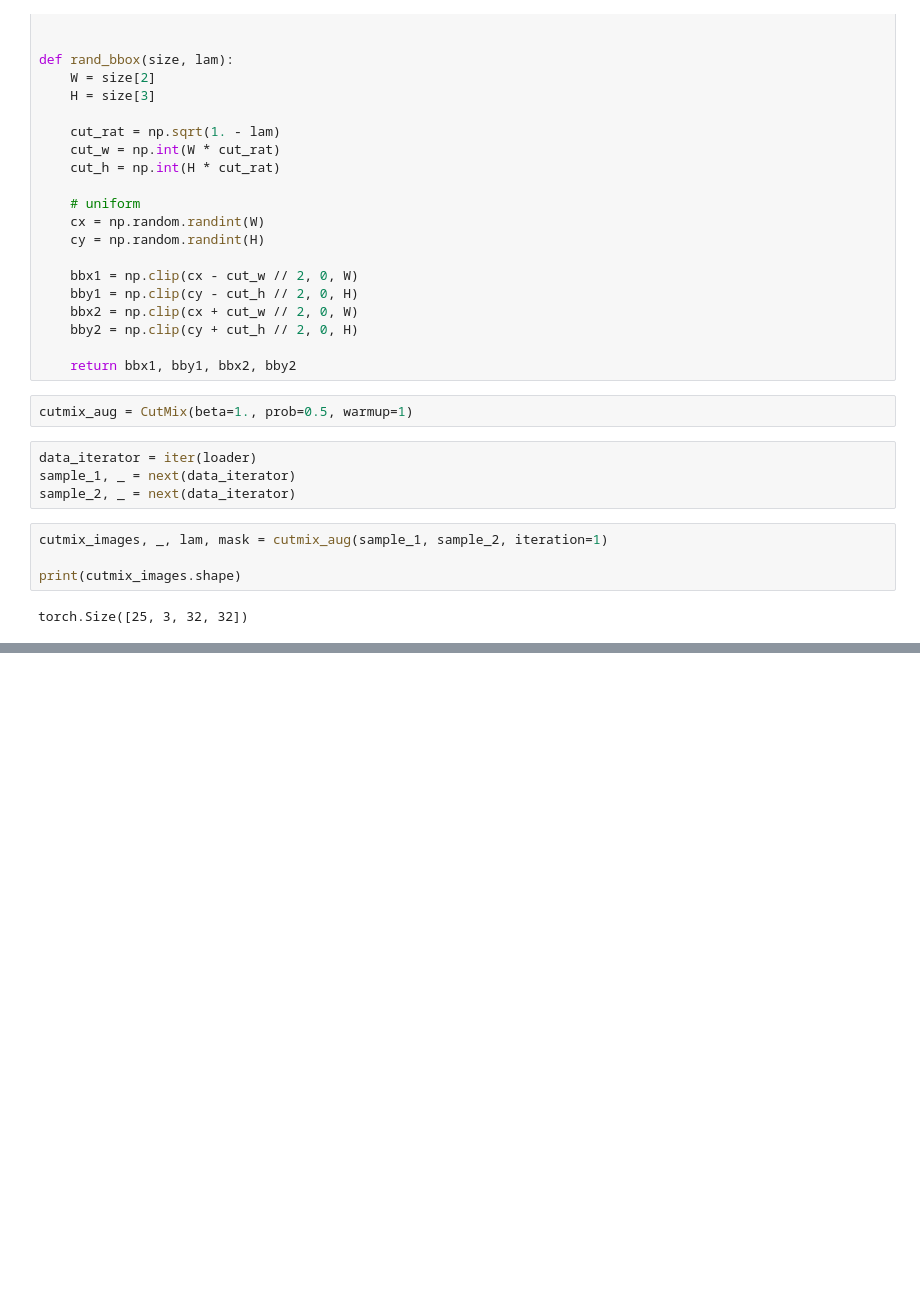
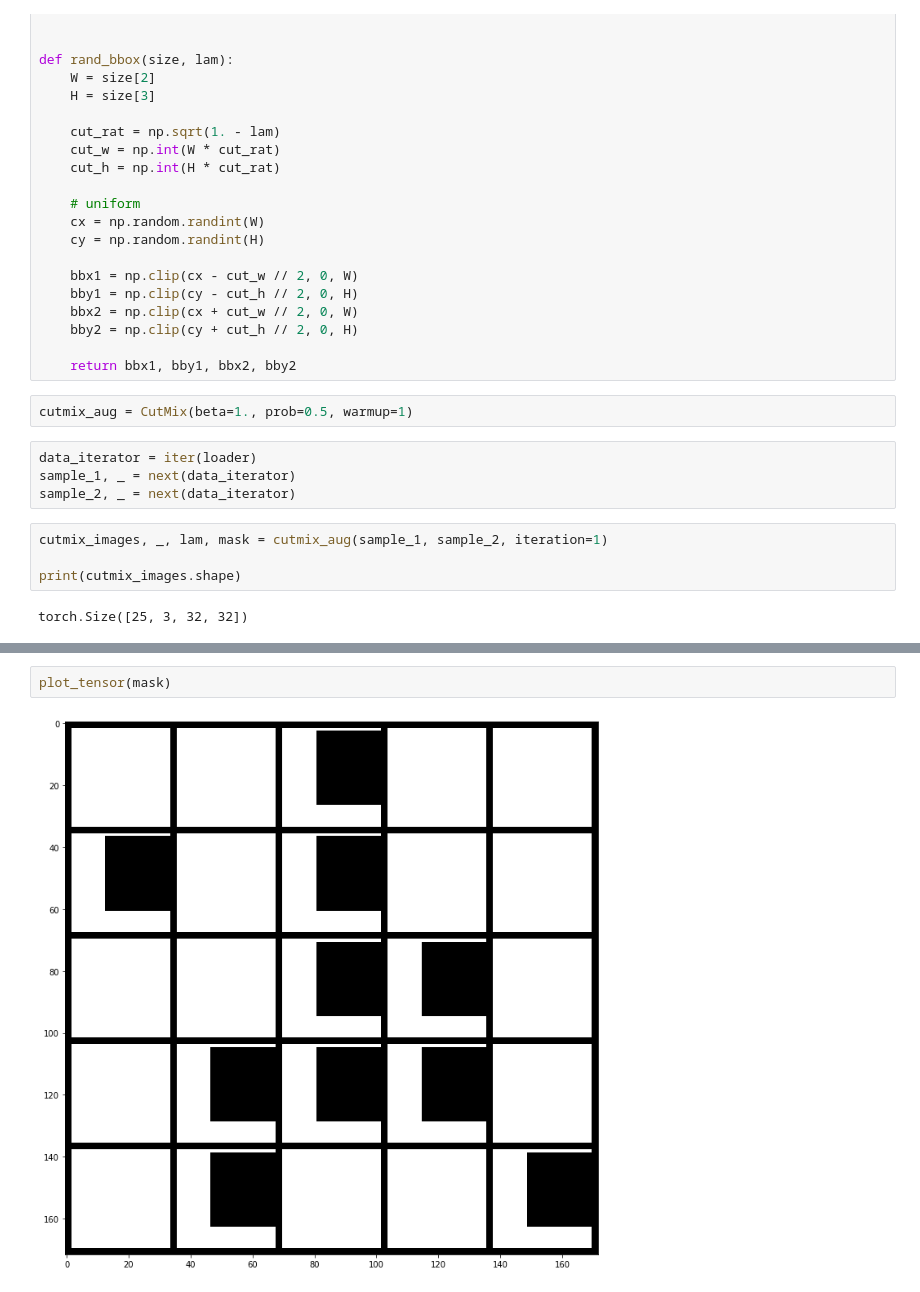
Before and after one commit to shimopino/papers-challenge, a Jupyter notebook: src/gan/UNetDiscriminator/notebooks/cutmix.ipynb, the cells around one changed output, grey strips where cells are left out. Cells and saved outputs as stored; diff of their text form; blank space fills up the shorter version.

```diff
--- a/src/gan/UNetDiscriminator/notebooks/cutmix.ipynb
+++ b/src/gan/UNetDiscriminator/notebooks/cutmix.ipynb
@@ -134,0 +134,4 @@ plot_tensor(cutmix_images)
+# %%
+plot_tensor(mask)
+# %% [output]
+[figure, added]
```
Also changed, not shown: parts of 3 cells of this notebook, 1 other file.
